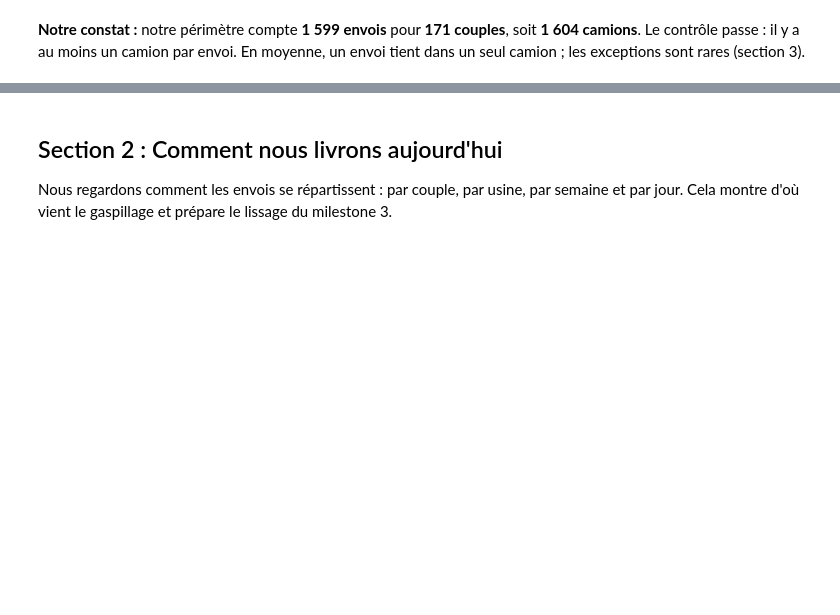
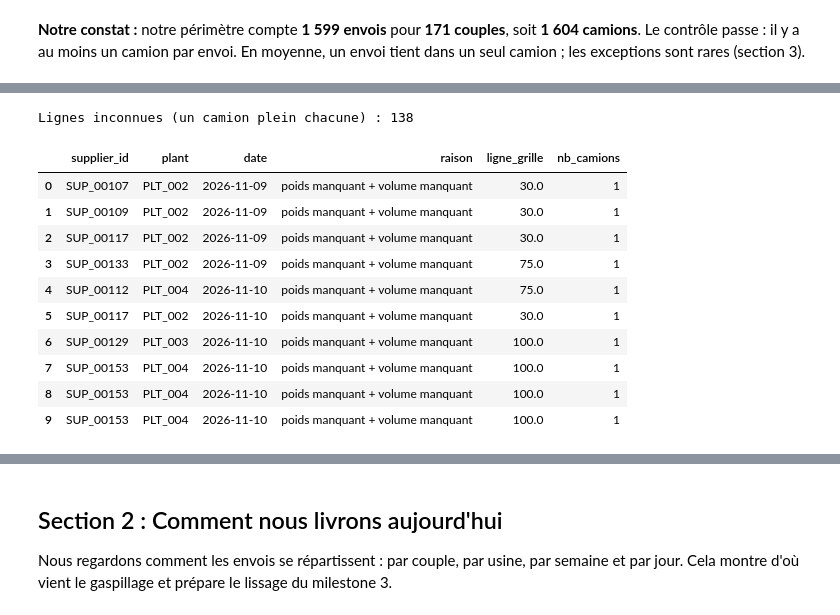
Before and after one commit to FlorentinBIAOU/Projet-IA, a Jupyter notebook: notebooks/milestone2.ipynb, the cells around one changed output, grey strips where cells are left out. Saved outputs shown, nothing was run; the diff lists cells and outputs as text; code cells hidden in the pictures; blank space fills up the shorter version.

```diff
--- a/notebooks/milestone2.ipynb
+++ b/notebooks/milestone2.ipynb
@@ -151,0 +180,39 @@ rares (section 3).
+# %%
+# Chaque ligne inconnue = un camion plein, seule, a sa date d'origine (H16).
+# Regle de distance identique a ligne_depuis_distance (definie en section 4).
+distance_max = planning["distance"].max()
+ligne_distance_max = float(next((t for t in TRANCHES_KM if distance_max <= t), 650))
+
+def raison_manque(r):
+    """Pourquoi la ligne est inconnue : poids, volume et/ou distance manquants."""
+    motifs = []
+    if r["poids_manquant"]:
+        motifs.append("poids manquant")
+    if r["volume_manquant"]:
+        motifs.append("volume manquant")
+    if r["sans_distance"]:
+        motifs.append("distance manquante")
+    return " + ".join(motifs)
+
+lignes_inconnues = non_optimise.copy()
+lignes_inconnues["raison"] = lignes_inconnues.apply(raison_manque, axis=1)
+lignes_inconnues["ligne_grille"] = np.where(lignes_inconnues["sans_distance"],
+                                            ligne_distance_max, lignes_inconnues["ligne_grille"])
+lignes_inconnues["nb_camions"] = 1
+lignes_inconnues = lignes_inconnues[["supplier_id", "plant", "date", "raison",
+                                     "ligne_grille", "nb_camions"]].reset_index(drop=True)
+print("Lignes inconnues (un camion plein chacune) :", len(lignes_inconnues))
+display(lignes_inconnues.head(10))
+# %% [output]
+Lignes inconnues (un camion plein chacune) : 138
+|  | supplier_id | plant | date | raison | ligne_grille | nb_camions |
+| 0 | SUP_00107 | PLT_002 | 2026-11-09 | poids manquant + volume manquant | 30.0 | 1 |
+| 1 | SUP_00109 | PLT_002 | 2026-11-09 | poids manquant + volume manquant | 30.0 | 1 |
+| 2 | SUP_00117 | PLT_002 | 2026-11-09 | poids manquant + volume manquant | 30.0 | 1 |
+| 3 | SUP_00133 | PLT_002 | 2026-11-09 | poids manquant + volume manquant | 75.0 | 1 |
+| 4 | SUP_00112 | PLT_004 | 2026-11-10 | poids manquant + volume manquant | 75.0 | 1 |
+| 5 | SUP_00117 | PLT_002 | 2026-11-10 | poids manquant + volume manquant | 30.0 | 1 |
+| 6 | SUP_00129 | PLT_003 | 2026-11-10 | poids manquant + volume manquant | 100.0 | 1 |
+| 7 | SUP_00153 | PLT_004 | 2026-11-10 | poids manquant + volume manquant | 100.0 | 1 |
+| 8 | SUP_00153 | PLT_004 | 2026-11-10 | poids manquant + volume manquant | 100.0 | 1 |
+| 9 | SUP_00153 | PLT_004 | 2026-11-10 | poids manquant + volume manquant | 100.0 | 1 |
```
Also changed, not shown: parts of 34 cells of this notebook, 2 other files.
